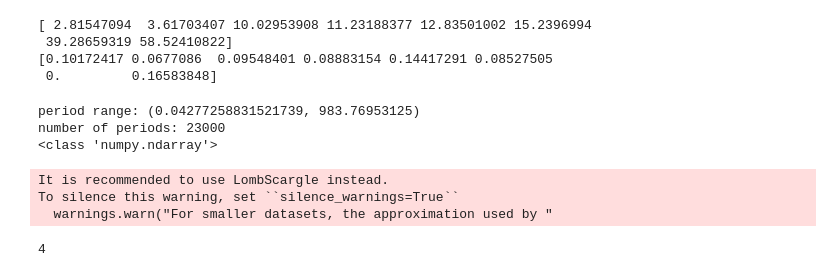
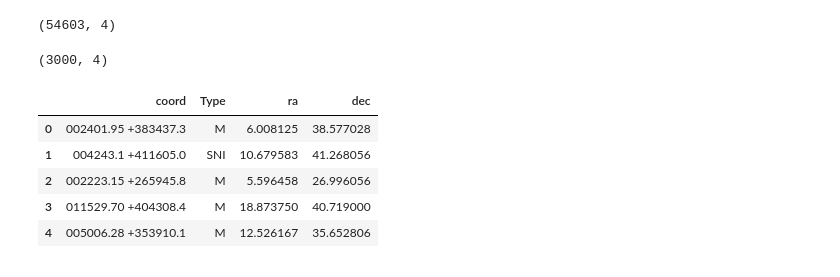
Before and after one commit to Rtut654/AstroProblems, a Jupyter notebook: Naydenkin_projectML.ipynb, the cells around one changed output. Drawn from its saved outputs; the diff is of its cells as text; code cells hidden in the pictures.

```diff
--- a/Naydenkin_projectML.ipynb
+++ b/Naydenkin_projectML.ipynb
@@ -81,28 +74,13 @@ print(periods[peak_data[0][ind2]])
-# %%
-print(periods[peak_data[0]])
-print(power[peak_data[0]])
-# %% [output]
-[ 2.81547094  3.61703407 10.02953908 11.23188377 12.83501002 15.2396994
- 39.28659319 58.52410822]
-[0.10172417 0.0677086  0.09548401 0.08883154 0.14417291 0.08527505
- 0.         0.16583848]
 # %%
-model = LombScargleFast().fit(np.array(obj_mjd), np.array(obj_mag), np.array(obj_magerr))
+# model = LombScargleFast().fit(np.array(obj_mjd), np.array(obj_mag), np.array(obj_magerr))
 
-period, power = model.periodogram_auto(nyquist_factor=200)
+# period, power = model.periodogram_auto(nyquist_factor=200)
 
-print("period range: ({0}, {1})".format(period.min(), period.max()))
-print("number of periods: {0}".format(len(period)))
-print(type(periods))
+# print("period range: ({0}, {1})".format(period.min(), period.max()))
+# print("number of periods: {0}".format(len(period)))
+# print(type(periods))
-# %% [output]
-period range: (0.04277258831521739, 983.76953125)
-number of periods: 23000
-<class 'numpy.ndarray'>
-It is recommended to use LombScargle instead.
-To silence this warning, set ``silence_warnings=True``
-  warnings.warn("For smaller datasets, the approximation used by "
-# %%
-power.argmax()
-# %% [output]
-4
+# %%
+data.shape
+# %% [output]
+(54603, 4)
 # %%
@@ -110,2 +88,14 @@ data1=data.iloc[0:3000]
+# %%
+rows = np.random.choice(data.index.values, 3000)
+print(data1.shape)
+data1.head()
+# %% [output]
+(3000, 4)
+|  | coord | Type | ra | dec |
+| 0 | 002401.95 +383437.3 | M | 6.008125 | 38.577028 |
+| 1 | 004243.1 +411605.0 | SNI | 10.679583 | 41.268056 |
+| 2 | 002223.15 +265945.8 | M | 5.596458 | 26.996056 |
+| 3 | 011529.70 +404308.4 | M | 18.873750 | 40.719000 |
+| 4 | 005006.28 +353910.1 | M | 12.526167 | 35.652806 |
 # %%
 %%time
```
Also changed, not shown: parts of 22 cells of this notebook.
